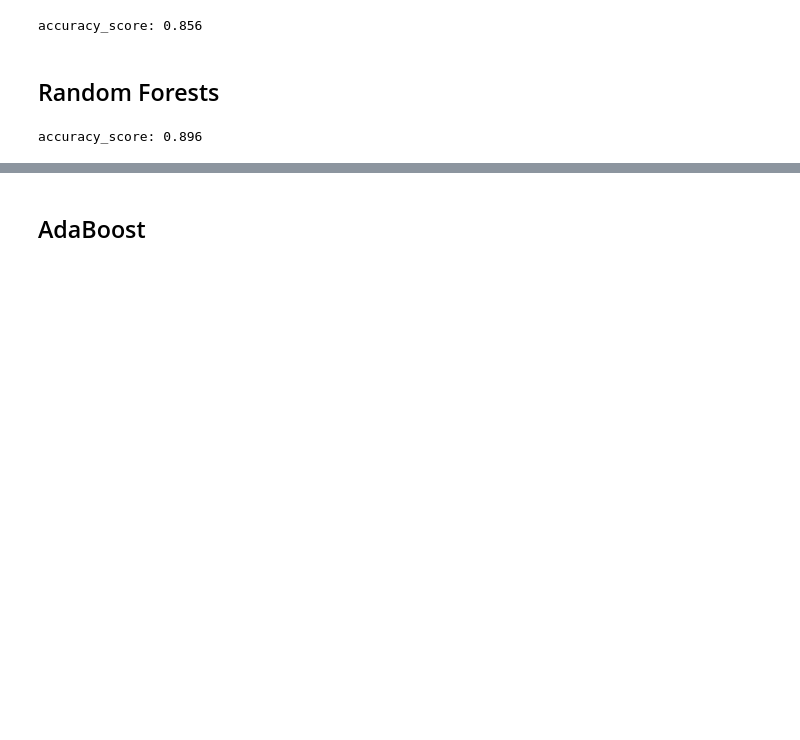
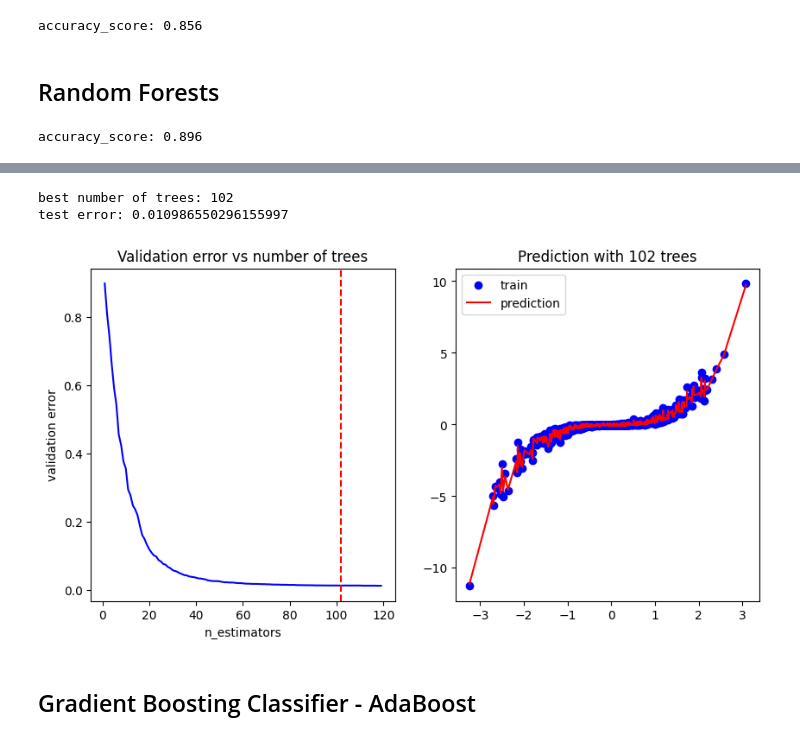
Before and after one commit to saiprakash-c/machine-learning-fundamentals, a Jupyter notebook: ensemble_learning.ipynb, the cells around one changed output, grey strips where cells are left out. Cells and saved outputs as stored; diff of their text form; code cells hidden in the pictures; blank space fills up the shorter version.

```diff
--- a/ensemble_learning.ipynb
+++ b/ensemble_learning.ipynb
@@ -116,2 +225,73 @@ accuracy_score: 0.896
+# %%
+# early stopping to find optimal number of trees
+from sklearn.metrics import mean_squared_error
+# import GradientBoostingRegressor
+from sklearn.ensemble import GradientBoostingRegressor
+
+# initialize the model
+gb_reg = GradientBoostingRegressor(max_depth=2, warm_start=True, random_state=42)
+
+# initialize the variables
+val_errors = []
+min_val_error = float('inf')
+error_going_up = 0
+best_num_trees = 0
+
+# train the model
+for n_estimators in range(1, 120):
+    gb_reg.n_estimators = n_estimators
+    gb_reg.fit(X_train, y_train)
+    y_pred = gb_reg.predict(X_val)
+    val_error = mean_squared_error(y_val, y_pred)
+    val_errors.append(val_error)
+
+# find the best number of trees
+for idx, val_error in enumerate(val_errors):
+    if val_error < min_val_error:
+        min_val_error = val_error
+        error_going_up = 0
+        best_num_trees = idx+1
+    else:
+        error_going_up += 1
+        if error_going_up == 5:
+            break  # early stopping
+
+print('best number of trees: {}'.format(best_num_trees))
+
+# train the model with best number of trees
+gb_reg = GradientBoostingRegressor(max_depth=2, n_estimators=best_num_trees,
+                                   random_state=42)
+gb_reg.fit(X_train, y_train)
+y_pred = gb_reg.predict(X_test)
+test_error = mean_squared_error(y_test, y_pred)
+print('test error: {}'.format(test_error))
+
+# plot val_error with n_estimators and also plot the regression line
+# for best number of trees
+import matplotlib.pyplot as plt
+
+plt.figure(figsize=(10, 5))
+plt.subplot(1,2,1)
+plt.title('Validation error vs number of trees')
+plt.plot(range(1, 120), val_errors, c='b')
+plt.xlabel('n_estimators')
+plt.ylabel('validation error')
+plt.axvline(x=best_num_trees, c='r', linestyle='--')
+plt.subplot(1,2,2)
+plt.title('Prediction with {} trees'.format(best_num_trees))
+plt.scatter(X_train[:, 0], y_train, c='b', label='train')
+# plot the fitted regression line
+y_pred = gb_reg.predict(X_train)
+# Sort X_train and y_pred by the x-values
+sorted_indices = X_train[:, 0].argsort()
+X_train_sorted = X_train[sorted_indices]
+y_pred_sorted = y_pred[sorted_indices]
+plt.plot(X_train_sorted[:, 0], y_pred_sorted, c='r', label='prediction')
+plt.legend()
+plt.show()
+# %% [output]
+best number of trees: 102
+test error: 0.010986550296155997
+[figure, added]
 # %% [markdown]
-## AdaBoost
+## Gradient Boosting Classifier - AdaBoost
```
Also changed, not shown: parts of 7 cells of this notebook.
